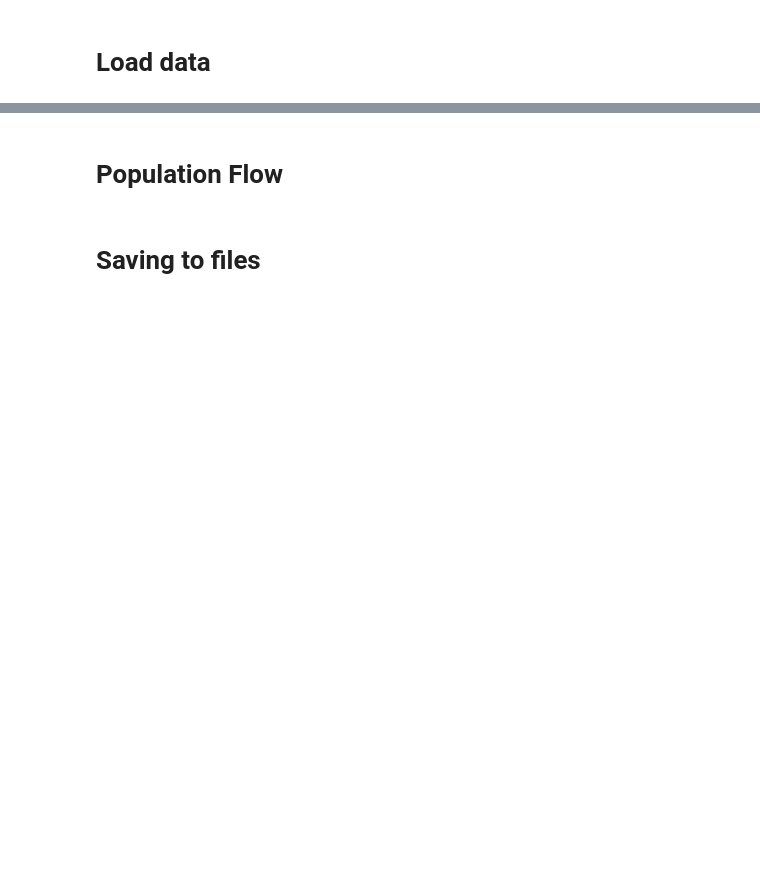
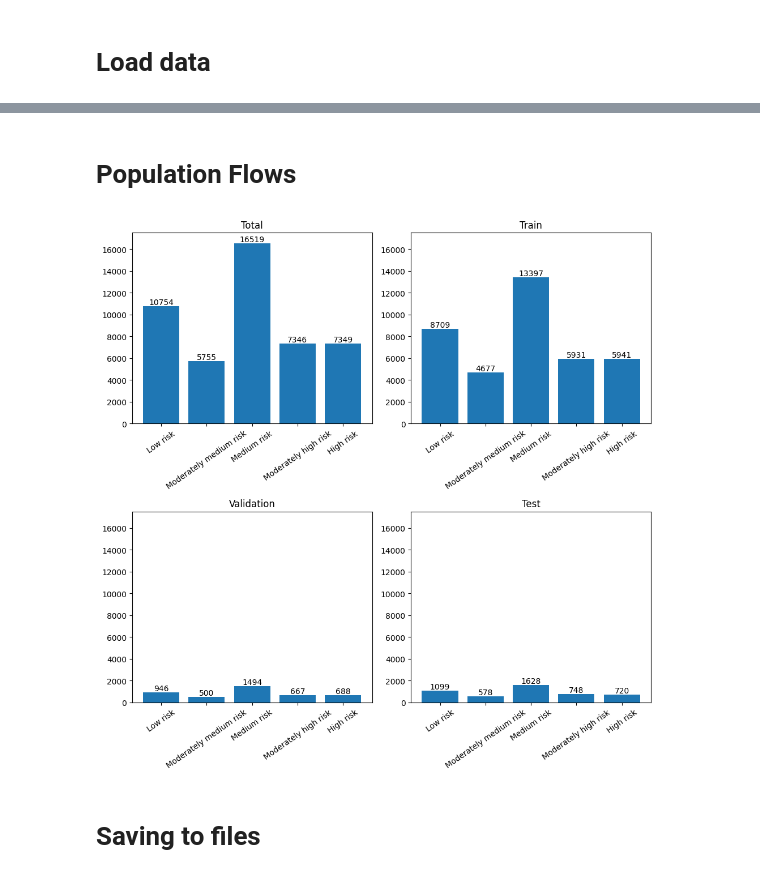
Before and after one commit to SimeonHristov99/AeroGuard, a Jupyter notebook: 01_Scripts/02_Univariate_analysis.ipynb, the cells around one changed output, grey strips where cells are left out. Drawn from its saved outputs; the diff is of its cells as text; code cells hidden in the pictures; blank space fills up the shorter version.

Commit message:
Add population flows.

```diff
--- a/01_Scripts/02_Univariate_analysis.ipynb
+++ b/01_Scripts/02_Univariate_analysis.ipynb
@@ -15,3 +17,13 @@ c = Controller('i01')
+# %%
+c = Controller('i01')
+
+risk_mapping = {
+    4: 'High risk',
+    3: 'Moderately high risk',
+    2: 'Medium risk',
+    1: 'Moderately medium risk',
+    0: 'Low risk',
+}
 # %% [markdown]
 # Load data
 # %%
@@ -46,2 +58,2 @@ df_test.shape=(4773, 112)
 # %% [markdown]
-# Population Flow
+# Population Flows
@@ -50,2 +60,31 @@ df_train_val_test
+# %%
+column = 'EVENT_RISK'
+dfs = [
+    ('Total', df_train_val_test, 0, 0),
+    ('Train', df_train, 0, 1),
+    ('Validation', df_val, 1, 0),
+    ('Test', df_test, 1, 1),
+]
+fig, ax = plt.subplots(2, 2, figsize=(10, 10))
+
+for (dataset, df, i, j) in dfs:
+    flag_frequencies = pd.concat([
+        df[column].value_counts(dropna=False),
+        df[column].value_counts(dropna=False, normalize=True),
+    ], axis=1, keys=['# Total', '% Total']).sort_index()
+    flag_frequencies.index = flag_frequencies.index.map(risk_mapping.get)
+
+    index = flag_frequencies['# Total'].index
+    values = [round(val, 2) for val in flag_frequencies['# Total'].values]
+
+    bars = ax[i, j].bar(index, values)
+    ax[i, j].tick_params(axis='x', labelrotation=35)
+    ax[i, j].bar_label(bars)
+    ax[i, j].set_ylim([0, 17_500])
+    ax[i, j].set_title(dataset)
+
+plt.tight_layout()
+# %% [output]
+[figure, added]
 # %% [markdown]
 # Saving to files
```
Also changed, not shown: parts of 5 cells of this notebook.
